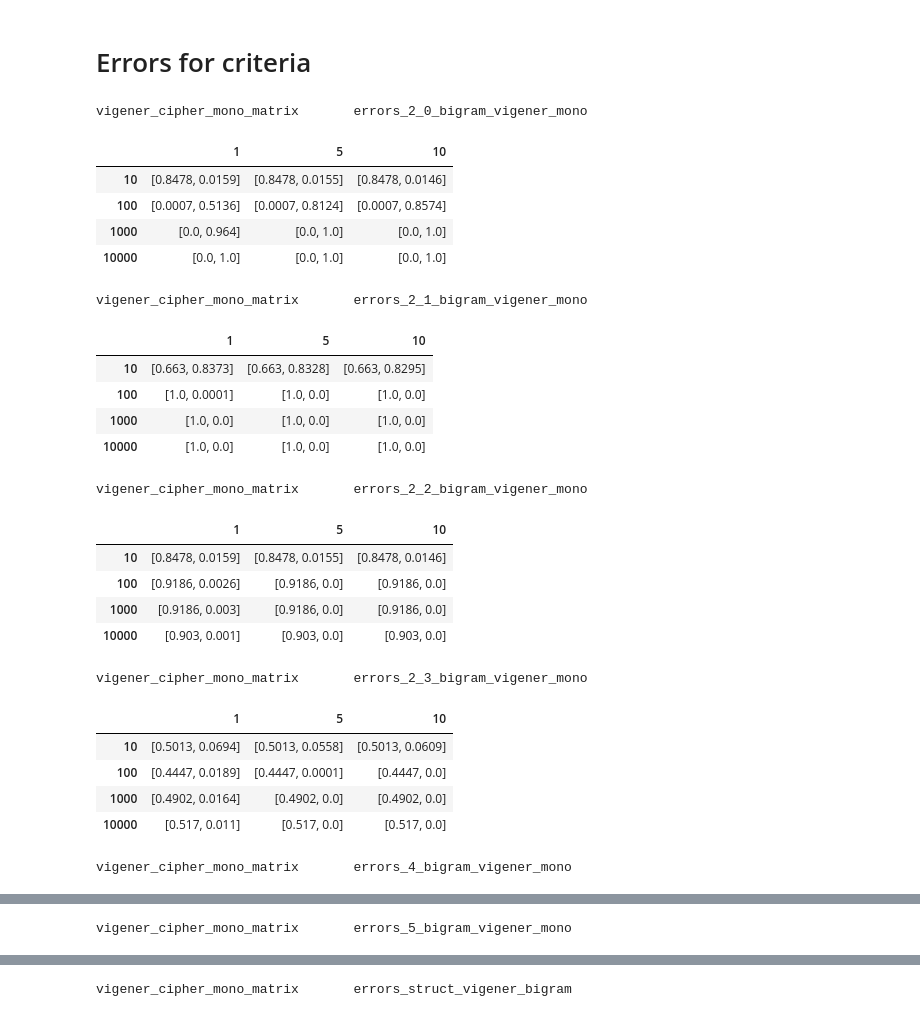
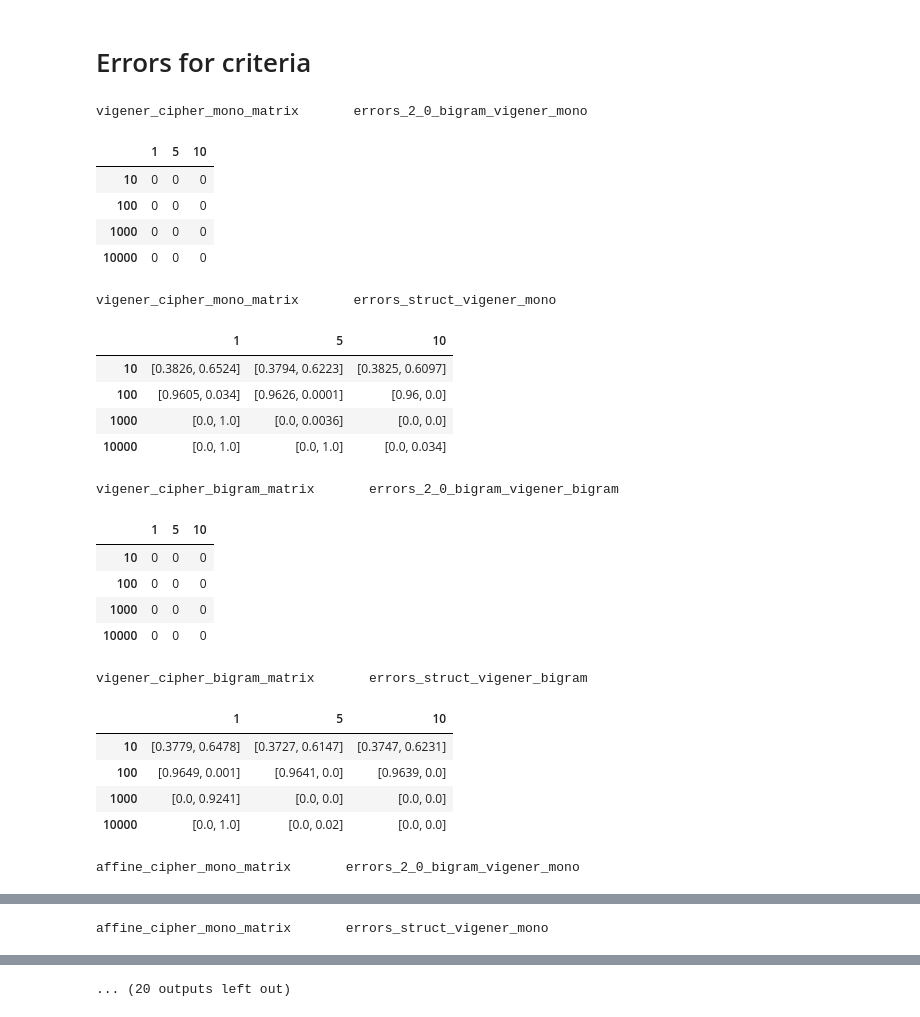
Before and after one commit to andrew-kolomiets/Cryptanalysis, a Jupyter notebook: Lab-2/code.ipynb, the cells around one changed output, grey strips where cells are left out. Cells and saved outputs as stored; diff of their text form; code cells hidden in the pictures.

```diff
--- a/Lab-2/code.ipynb
+++ b/Lab-2/code.ipynb
@@ -662,7 +662,7 @@ def criteria_5_bigram(text, k_empty_list):
 # %%
 import zlib
 
-def structCriteria(text, k_list):
+def structCriteria_mono(text, k_list):
     L = len(text)
     k = 0
     if (L == 10):
@@ -795,9 +813,13 @@ test_5_bigram= pd.DataFrame(np.zeros((4, 3),dtype=list),index=[10,100,1000,10000
 test_encrypt_5_bigram= pd.DataFrame(np.zeros((4, 3),dtype=list),index=[10,100,1000,10000] ,columns=[1,5,10])
 errors_5_vigener_bigram = pd.DataFrame(np.zeros((4, 3),dtype=list),index=[10,100,1000,10000] ,columns=[1,5,10])
 
-test_struct= pd.DataFrame(np.zeros((4, 3),dtype=list),index=[10,100,1000,10000] ,columns=[1,5,10])
-test_encrypt_struct= pd.DataFrame(np.zeros((4, 3),dtype=list),index=[10,100,1000,10000] ,columns=[1,5,10])
+test_struct_mono= pd.DataFrame(np.zeros((4, 3),dtype=list),index=[10,100,1000,10000] ,columns=[1,5,10])
+test_encrypt_struct_mono= pd.DataFrame(np.zeros((4, 3),dtype=list),index=[10,100,1000,10000] ,columns=[1,5,10])
 errors_struct_vigener_mono = pd.DataFrame(np.zeros((4, 3),dtype=list),index=[10,100,1000,10000] ,columns=[1,5,10])
+
+test_struct_bigram= pd.DataFrame(np.zeros((4, 3),dtype=list),index=[10,100,1000,10000] ,columns=[1,5,10])
+test_encrypt_struct_bigram= pd.DataFrame(np.zeros((4, 3),dtype=list),index=[10,100,1000,10000] ,columns=[1,5,10])
+errors_struct_vigener_bigram = pd.DataFrame(np.zeros((4, 3),dtype=list),index=[10,100,1000,10000] ,columns=[1,5,10])
 # %%
 errors_2_0_bigram_vigener_mono = pd.DataFrame(np.zeros((4, 3),dtype=list),index=[10,100,1000,10000] ,columns=[1,5,10])
 errors_2_0_bigram_vigener_mono.name="errors_2_0_bigram_vigener_mono"
@@ -823,12 +845,14 @@ errors_5_bigram_vigener_mono = pd.DataFrame(np.zeros((4, 3),dtype=list),index=[1
 errors_5_bigram_vigener_mono.name="errors_5_bigram_vigener_mono"
 errors_5_bigram_vigener_bigram = pd.DataFrame(np.zeros((4, 3),dtype=list),index=[10,100,1000,10000] ,columns=[1,5,10])
 errors_5_bigram_vigener_bigram.name="errors_5_bigram_vigener_bigram"
+errors_struct_vigener_mono = pd.DataFrame(np.zeros((4, 3),dtype=list),index=[10,100,1000,10000] ,columns=[1,5,10])
+errors_struct_vigener_mono.name="errors_struct_vigener_mono "
 errors_struct_vigener_bigram = pd.DataFrame(np.zeros((4, 3),dtype=list),index=[10,100,1000,10000] ,columns=[1,5,10])
 errors_struct_vigener_bigram.name="errors_struct_vigener_bigram"
 # %%
 def run_criterias (ecrypt_matrix):
-    monogram_list=[criteria_2_0_mono, criteria_2_1_mono, criteria_2_2_mono, criteria_2_3_mono, criteria_4_mono, criteria_5_mono, structCriteria]
-    bigrma_list=[ criteria_2_0_bigram, criteria_2_1_bigram, criteria_2_2_bigram, criteria_2_3_bigram, criteria_4_bigram, criteria_5_bigram, structCriteria]
+    monogram_list=[criteria_2_0_mono, criteria_2_1_mono, criteria_2_2_mono, criteria_2_3_mono, criteria_4_mono, criteria_5_mono, structCriteria_mono]
+    bigrma_list=[criteria_2_0_bigram, criteria_2_1_bigram, criteria_2_2_bigram, criteria_2_3_bigram, criteria_4_bigram, criteria_5_bigram, structCriteria_bigram]
 
     work_list=[]
 
@@ -890,65 +914,71 @@ def run_criterias (ecrypt_matrix):
                     test_5_bigram[r][l]=list(map(lambda p: function(p, k_empty_list = [1, 4]),text_list))
                     test_encrypt_5_bigram[r][l]=list(map(lambda p: function(p, k_empty_list = [1, 4]),text_list_encrypt))
 
-                elif (function == structCriteria):
-                    test_struct[r][l]=list(map(lambda p: function(p, k_list = [0.0085, 0.09]),text_list))
-                    test_encrypt_struct[r][l]=list(map(lambda p: function(p, k_list = [0.0085, 0.09]),text_list_encrypt))
+                elif (function == structCriteria_mono):
+                    test_struct_mono[r][l]=list(map(lambda p: function(p, k_list = [0.0085, 0.09]),text_list))
+                    test_encrypt_struct_mono[r][l]=list(map(lambda p: function(p, k_list = [0.0085, 0.09]),text_list_encrypt))
+
+                elif (function == structCriteria_bigram):
+                    test_struct_bigram[r][l]=list(map(lambda p: function(p, k_list = [0.0085, 0.09]),text_list))
+                    test_encrypt_struct_bigram[r][l]=list(map(lambda p: function(p, k_list = [0.0085, 0.09]),text_list_encrypt))
 # %%
 for matrix in [vigener_cipher_mono_matrix, vigener_cipher_bigram_matrix, affine_cipher_mono_matrix, affine_cipher_bigram_matrix, uniform_cipher_mono_matrix, uniform_cipher_bigram_matrix, formula_cipher_mono_matrix, formula_cipher_bigram_matrix]:
     run_criterias(matrix)
     temp=[]
 
-    list_1=[errors_2_0_bigram_vigener_mono,errors_2_1_bigram_vigener_mono,errors_2_2_bigram_vigener_mono,errors_2_3_bigram_vigener_mono,errors_4_bigram_vigener_mono,errors_5_bigram_vigener_mono,errors_struct_vigener_bigram]
-    list_2=[errors_2_0_bigram_vigener_bigram,errors_2_1_bigram_vigener_bigram,errors_2_2_bigram_vigener_bigram,errors_2_3_bigram_vigener_bigram,errors_4_bigram_vigener_bigram,errors_5_bigram_vigener_bigram]
+
+    list_1=[errors_2_0_bigram_vigener_mono,errors_2_1_bigram_vigener_mono,errors_2_2_bigram_vigener_mono,errors_2_3_bigram_vigener_mono,errors_4_bigram_vigener_mono,errors_5_bigram_vigener_mono,errors_2_0_bigram_vigener_mono,errors_struct_vigener_mono]
+    list_2=[errors_2_0_bigram_vigener_bigram,errors_2_1_bigram_vigener_bigram,errors_2_2_bigram_vigener_bigram,errors_2_3_bigram_vigener_bigram,errors_4_bigram_vigener_bigram,errors_5_bigram_vigener_bigram, errors_2_0_bigram_vigener_bigram,errors_struct_vigener_bigram]
 
     for l in [10, 100, 1000, 10000]:
         for r in [1,5,10]:
             if ("mono" in matrix.name):
                 errors_2_0_bigram_vigener_mono[r][l] = alpha_and_beta_prob(test_2_0_mono[r][l], test_encrypt_2_0_mono[r][l])
                 errors_2_1_bigram_vigener_mono[r][l] = alpha_and_beta_prob(test_2_1_mono[r][l], test_encrypt_2_1_mono[r][l])
                 errors_2_2_bigram_vigener_mono[r][l] = alpha_and_beta_prob(test_2_2_mono[r][l], test_encrypt_2_2_mono[r][l])
                 errors_2_3_bigram_vigener_mono[r][l] = alpha_and_beta_prob(test_2_3_mono[r][l], test_encrypt_2_3_mono[r][l])
                 errors_4_bigram_vigener_mono[r][l] = alpha_and_beta_prob(test_4_mono[r][l], test_encrypt_4_mono[r][l])
                 errors_5_bigram_vigener_mono[r][l] = alpha_and_beta_prob(test_5_mono[r][l], test_encrypt_5_mono[r][l])
-                errors_struct_vigener_bigram[r][l] = alpha_and_beta_prob(test_struct[r][l], test_encrypt_struct[r][l])
+                errors_struct_vigener_mono[r][l] = alpha_and_beta_prob(test_struct_mono[r][l], test_encrypt_struct_mono[r][l])
                 temp=list_1
             else:
                 errors_2_0_bigram_vigener_bigram[r][l] = alpha_and_beta_prob(test_2_0_bigram[r][l], test_encrypt_2_0_bigram[r][l])
                 errors_2_1_bigram_vigener_bigram[r][l] = alpha_and_beta_prob(test_2_1_bigram[r][l],test_encrypt_2_1_bigram[r][l])
                 errors_2_2_bigram_vigener_bigram[r][l] = alpha_and_beta_prob(test_2_2_bigram[r][l],test_encrypt_2_2_bigram[r][l])
                 errors_2_3_bigram_vigener_bigram[r][l] = alpha_and_beta_prob(test_2_3_bigram[r][l], test_encrypt_2_3_bigram[r][l])
                 errors_4_bigram_vigener_bigram[r][l] = alpha_and_beta_prob(test_4_bigram[r][l], test_encrypt_4_bigram[r][l])
                 errors_5_bigram_vigener_bigram[r][l] = alpha_and_beta_prob(test_5_bigram[r][l], test_encrypt_5_bigram[r][l])
+                errors_struct_vigener_bigram[r][l] = alpha_and_beta_prob(test_struct_bigram[r][l], test_encrypt_struct_bigram[r][l])
                 temp=list_2
 
 
     for error_list in temp:
         print(matrix.name,"     ",error_list.name)
         display(error_list)
 # %% [output]
 vigener_cipher_mono_matrix       errors_2_0_bigram_vigener_mono
 |  | 1 | 5 | 10 |
-| 10 | [0.8478, 0.0159] | [0.8478, 0.0155] | [0.8478, 0.0146] |
-| 100 | [0.0007, 0.5136] | [0.0007, 0.8124] | [0.0007, 0.8574] |
-| 1000 | [0.0, 0.964] | [0.0, 1.0] | [0.0, 1.0] |
-| 10000 | [0.0, 1.0] | [0.0, 1.0] | [0.0, 1.0] |
+| 10 | 0 | 0 | 0 |
+| 100 | 0 | 0 | 0 |
+| 1000 | 0 | 0 | 0 |
+| 10000 | 0 | 0 | 0 |
-vigener_cipher_mono_matrix       errors_2_1_bigram_vigener_mono
+vigener_cipher_mono_matrix       errors_struct_vigener_mono
 |  | 1 | 5 | 10 |
-| 10 | [0.663, 0.8373] | [0.663, 0.8328] | [0.663, 0.8295] |
-| 100 | [1.0, 0.0001] | [1.0, 0.0] | [1.0, 0.0] |
-| 1000 | [1.0, 0.0] | [1.0, 0.0] | [1.0, 0.0] |
-| 10000 | [1.0, 0.0] | [1.0, 0.0] | [1.0, 0.0] |
+| 10 | [0.3826, 0.6524] | [0.3794, 0.6223] | [0.3825, 0.6097] |
+| 100 | [0.9605, 0.034] | [0.9626, 0.0001] | [0.96, 0.0] |
+| 1000 | [0.0, 1.0] | [0.0, 0.0036] | [0.0, 0.0] |
+| 10000 | [0.0, 1.0] | [0.0, 1.0] | [0.0, 0.034] |
-vigener_cipher_mono_matrix       errors_2_2_bigram_vigener_mono
+vigener_cipher_bigram_matrix       errors_2_0_bigram_vigener_bigram
 |  | 1 | 5 | 10 |
-| 10 | [0.8478, 0.0159] | [0.8478, 0.0155] | [0.8478, 0.0146] |
-| 100 | [0.9186, 0.0026] | [0.9186, 0.0] | [0.9186, 0.0] |
-| 1000 | [0.9186, 0.003] | [0.9186, 0.0] | [0.9186, 0.0] |
-| 10000 | [0.903, 0.001] | [0.903, 0.0] | [0.903, 0.0] |
+| 10 | 0 | 0 | 0 |
+| 100 | 0 | 0 | 0 |
+| 1000 | 0 | 0 | 0 |
+| 10000 | 0 | 0 | 0 |
-vigener_cipher_mono_matrix       errors_2_3_bigram_vigener_mono
+vigener_cipher_bigram_matrix       errors_struct_vigener_bigram
 |  | 1 | 5 | 10 |
-| 10 | [0.5013, 0.0694] | [0.5013, 0.0558] | [0.5013, 0.0609] |
-| 100 | [0.4447, 0.0189] | [0.4447, 0.0001] | [0.4447, 0.0] |
-| 1000 | [0.4902, 0.0164] | [0.4902, 0.0] | [0.4902, 0.0] |
-| 10000 | [0.517, 0.011] | [0.517, 0.0] | [0.517, 0.0] |
+| 10 | [0.3779, 0.6478] | [0.3727, 0.6147] | [0.3747, 0.6231] |
+| 100 | [0.9649, 0.001] | [0.9641, 0.0] | [0.9639, 0.0] |
+| 1000 | [0.0, 0.9241] | [0.0, 0.0] | [0.0, 0.0] |
+| 10000 | [0.0, 1.0] | [0.0, 0.02] | [0.0, 0.0] |
-vigener_cipher_mono_matrix       errors_4_bigram_vigener_mono
+affine_cipher_mono_matrix       errors_2_0_bigram_vigener_mono
 |  | 1 | 5 | 10 |
@@ -959,2 +989,2 @@ vigener_cipher_mono_matrix       errors_4_bigram_vigener_mono
-vigener_cipher_mono_matrix       errors_5_bigram_vigener_mono
+affine_cipher_mono_matrix       errors_struct_vigener_mono
 |  | 1 | 5 | 10 |
@@ -965 +995 @@ vigener_cipher_mono_matrix       errors_5_bigram_vigener_mono
-vigener_cipher_mono_matrix       errors_struct_vigener_bigram
+... (20 outputs left out)
```
Also changed, not shown: parts of 4 cells of this notebook.
